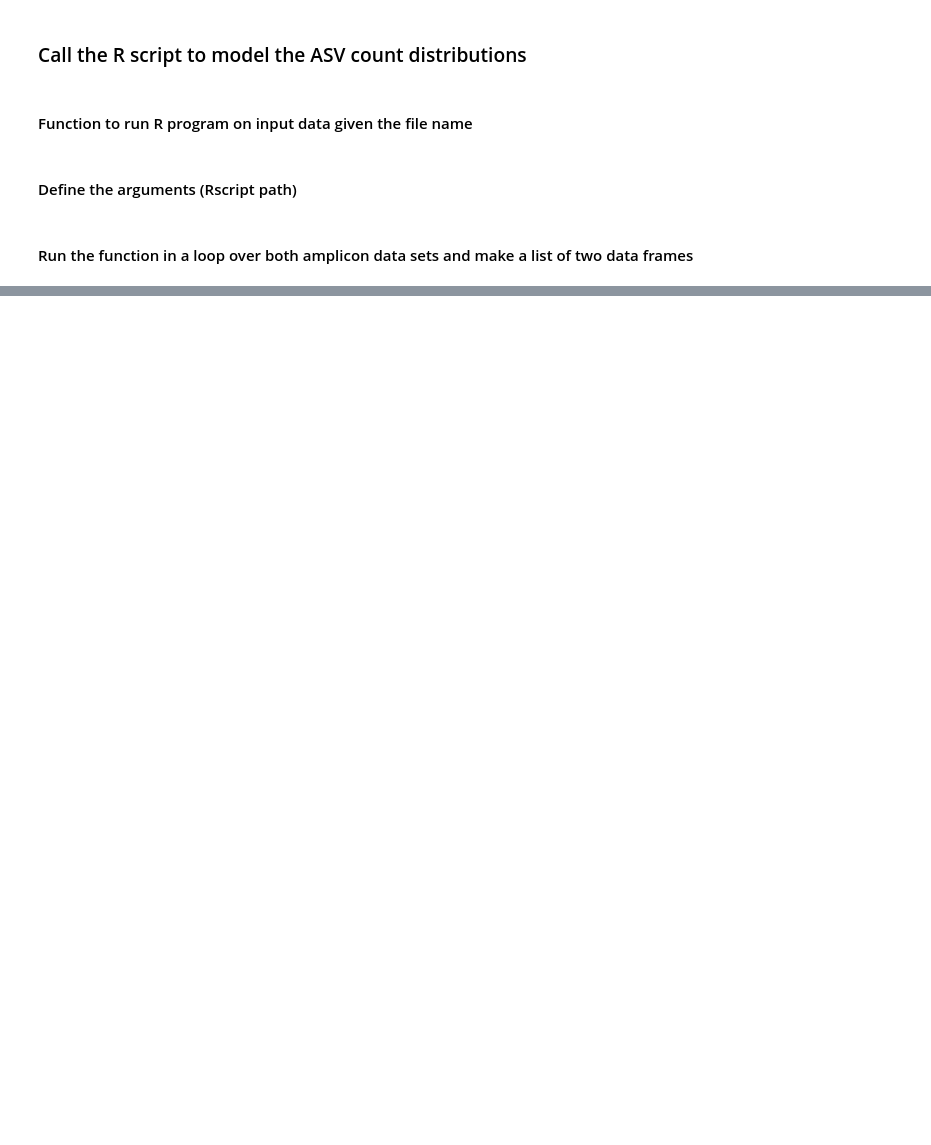
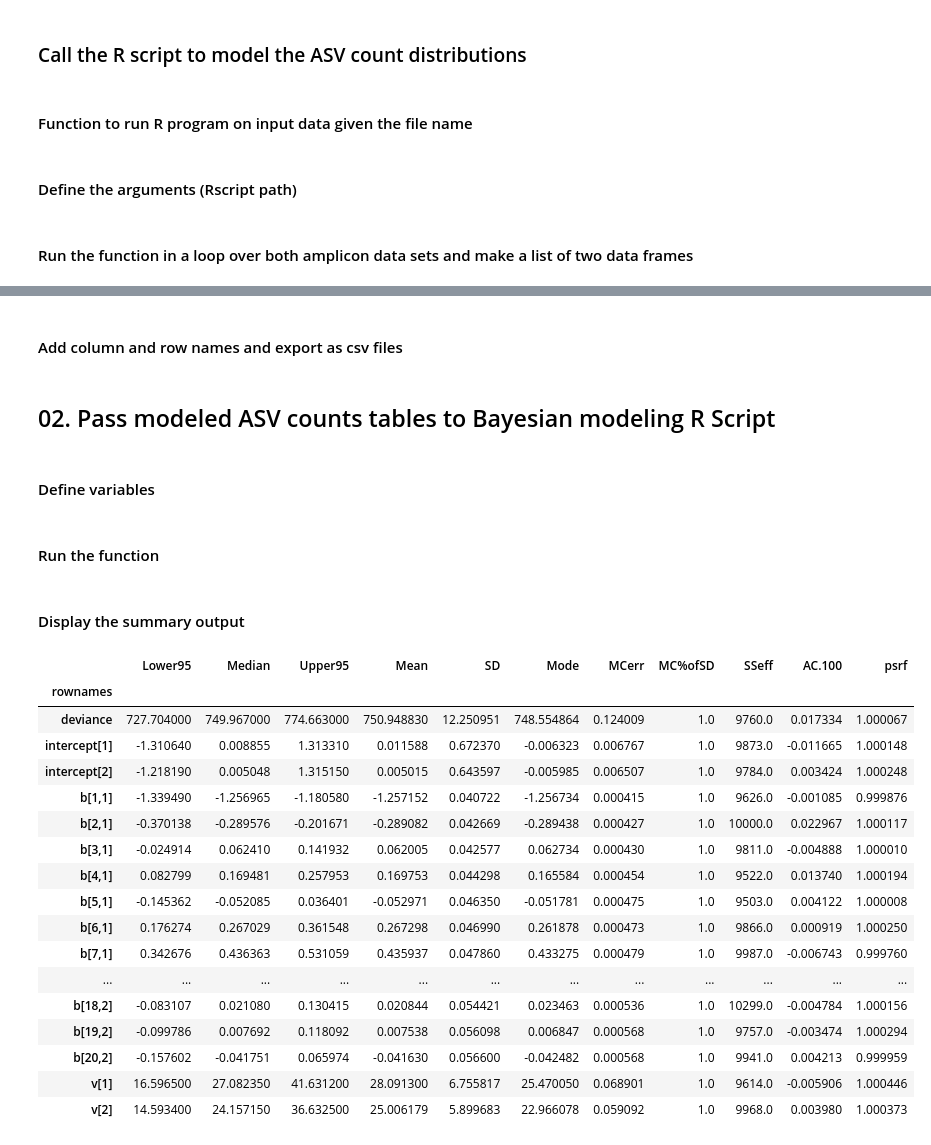
Before and after one commit to nvpatin/MAMBO, a Jupyter notebook: Amplicon_multitrophic_Bayesian.ipynb, the cells around one changed output, grey strips where cells are left out. Drawn from its saved outputs; the diff is of its cells as text; code cells hidden in the pictures; blank space fills up the shorter version.

Commit message:
Updated multitrophic-Bayesian script to run PC_bayesian_runner_testdata.R

```diff
--- a/Amplicon_multitrophic_Bayesian.ipynb
+++ b/Amplicon_multitrophic_Bayesian.ipynb
@@ -114,7 +102,0 @@ df_list = [df_16S, df_18S]
-# %%
-pcs = []
-
-for df in df_list:
-    df = np.log10(df)
-    pca = PCA(n_components=10)
-    pcs.append(pca.fit_transform(df))
@@ -145,0 +119,2 @@ sns.scatterplot(x=pc1_values, y=pc2_values)
+# %% [markdown]
+#### Add column and row names and export as csv files
@@ -145,0 +130,63 @@ sns.scatterplot(x=pc1_values, y=pc2_values)
+# %% [markdown]
+## 02. Pass modeled ASV counts tables to Bayesian modeling R Script
+# %%
+def bayesian_modeling_of_two_markergenes(path, filename_16S, filename_18S):
+    # Use subprocess.Popen to open executable Rscript and extract stdout from 'print' command in R
+    with subprocess.Popen(['Rscript', path, '--args', '--vanilla', filename_16S,
+                      filename_18S], stdout=subprocess.PIPE) as result:
+        bayes_summary = result.stdout.read()
+    # Convert bytes to string
+    x = bayes_summary.decode("utf-8")
+    # Remove newline symbol
+    y = x.replace("\n", "" ).split()
+    z = [ x for x in y if "\"" in x ]
+    # Convert to numpy array
+    array = np.asarray(z)
+    # Reshape array to dimensions of post.summary matrix
+    mat = np.reshape(array, (-1, 12))
+
+    # Convert to data frame
+    df = pd.DataFrame(mat)
+    # Remove all the " from string values
+    for i, col in enumerate(df.columns):
+        df.iloc[:, i] = df.iloc[:, i].str.replace('"', '')
+    # Convert first row to column names and first column to row names (index)
+    df.columns = df.loc[0, :]
+    df = df[1:]
+    df = df.set_index(df.columns[0])
+    # Convert strings to floats
+    df = df.astype(float)
+    return(df)
+# %% [markdown]
+#### Define variables
+# %%
+path_to_rescript = "/Users/nastassia.patin/GitHub/NOAA-NCAR-Hackathon/PC_bayesian_runner_testdata.R"
+filename_16S = "Flyer2018_16S_counts_modeled.tsv"
+filename_18S = "Flyer2018_18S_counts_modeled.tsv"
+# %% [markdown]
+#### Run the function
+# %%
+bayes_summary_16S_18S = bayesian_modeling_of_two_markergenes(path_to_rscript, filename_16S, filename_18S)
+# %% [markdown]
+#### Display the summary output
+# %%
+bayes_summary_16S_18S
+# %% [output]
+|  | Lower95 | Median | Upper95 | Mean | SD | Mode | MCerr | MC%ofSD | SSeff | AC.100 | psrf |
+| rownames |  |  |  |  |  |  |  |  |  |  |  |
+| deviance | 727.704000 | 749.967000 | 774.663000 | 750.948830 | 12.250951 | 748.554864 | 0.124009 | 1.0 | 9760.0 | 0.017334 | 1.000067 |
+| intercept[1] | -1.310640 | 0.008855 | 1.313310 | 0.011588 | 0.672370 | -0.006323 | 0.006767 | 1.0 | 9873.0 | -0.011665 | 1.000148 |
+| intercept[2] | -1.218190 | 0.005048 | 1.315150 | 0.005015 | 0.643597 | -0.005985 | 0.006507 | 1.0 | 9784.0 | 0.003424 | 1.000248 |
+| b[1,1] | -1.339490 | -1.256965 | -1.180580 | -1.257152 | 0.040722 | -1.256734 | 0.000415 | 1.0 | 9626.0 | -0.001085 | 0.999876 |
+| b[2,1] | -0.370138 | -0.289576 | -0.201671 | -0.289082 | 0.042669 | -0.289438 | 0.000427 | 1.0 | 10000.0 | 0.022967 | 1.000117 |
+| b[3,1] | -0.024914 | 0.062410 | 0.141932 | 0.062005 | 0.042577 | 0.062734 | 0.000430 | 1.0 | 9811.0 | -0.004888 | 1.000010 |
+| b[4,1] | 0.082799 | 0.169481 | 0.257953 | 0.169753 | 0.044298 | 0.165584 | 0.000454 | 1.0 | 9522.0 | 0.013740 | 1.000194 |
+| b[5,1] | -0.145362 | -0.052085 | 0.036401 | -0.052971 | 0.046350 | -0.051781 | 0.000475 | 1.0 | 9503.0 | 0.004122 | 1.000008 |
+| b[6,1] | 0.176274 | 0.267029 | 0.361548 | 0.267298 | 0.046990 | 0.261878 | 0.000473 | 1.0 | 9866.0 | 0.000919 | 1.000250 |
+| b[7,1] | 0.342676 | 0.436363 | 0.531059 | 0.435937 | 0.047860 | 0.433275 | 0.000479 | 1.0 | 9987.0 | -0.006743 | 0.999760 |
+| ... | ... | ... | ... | ... | ... | ... | ... | ... | ... | ... | ... |
+| b[18,2] | -0.083107 | 0.021080 | 0.130415 | 0.020844 | 0.054421 | 0.023463 | 0.000536 | 1.0 | 10299.0 | -0.004784 | 1.000156 |
+| b[19,2] | -0.099786 | 0.007692 | 0.118092 | 0.007538 | 0.056098 | 0.006847 | 0.000568 | 1.0 | 9757.0 | -0.003474 | 1.000294 |
+| b[20,2] | -0.157602 | -0.041751 | 0.065974 | -0.041630 | 0.056600 | -0.042482 | 0.000568 | 1.0 | 9941.0 | 0.004213 | 0.999959 |
+| v[1] | 16.596500 | 27.082350 | 41.631200 | 28.091300 | 6.755817 | 25.470050 | 0.068901 | 1.0 | 9614.0 | -0.005906 | 1.000446 |
+| v[2] | 14.593400 | 24.157150 | 36.632500 | 25.006179 | 5.899683 | 22.966078 | 0.059092 | 1.0 | 9968.0 | 0.003980 | 1.000373 |
```
Also changed, not shown: parts of 19 cells of this notebook, 6 other files.
